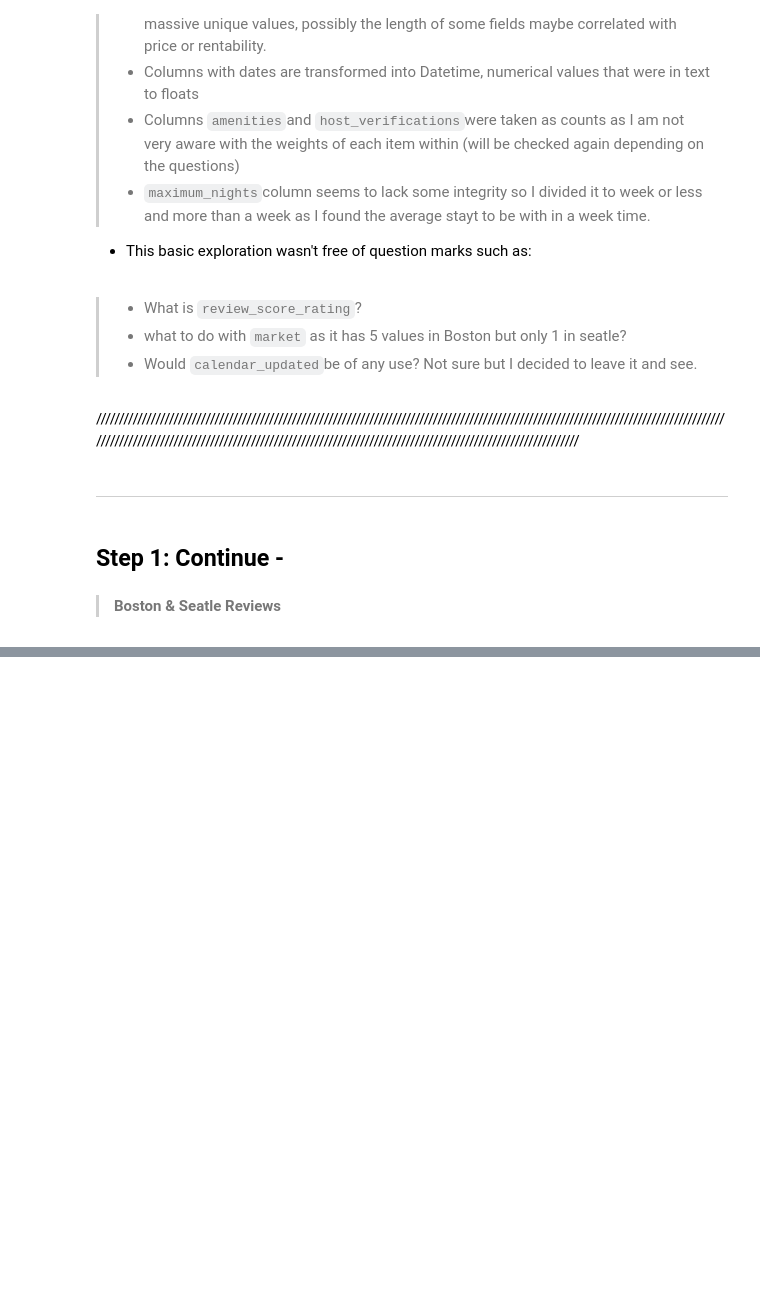
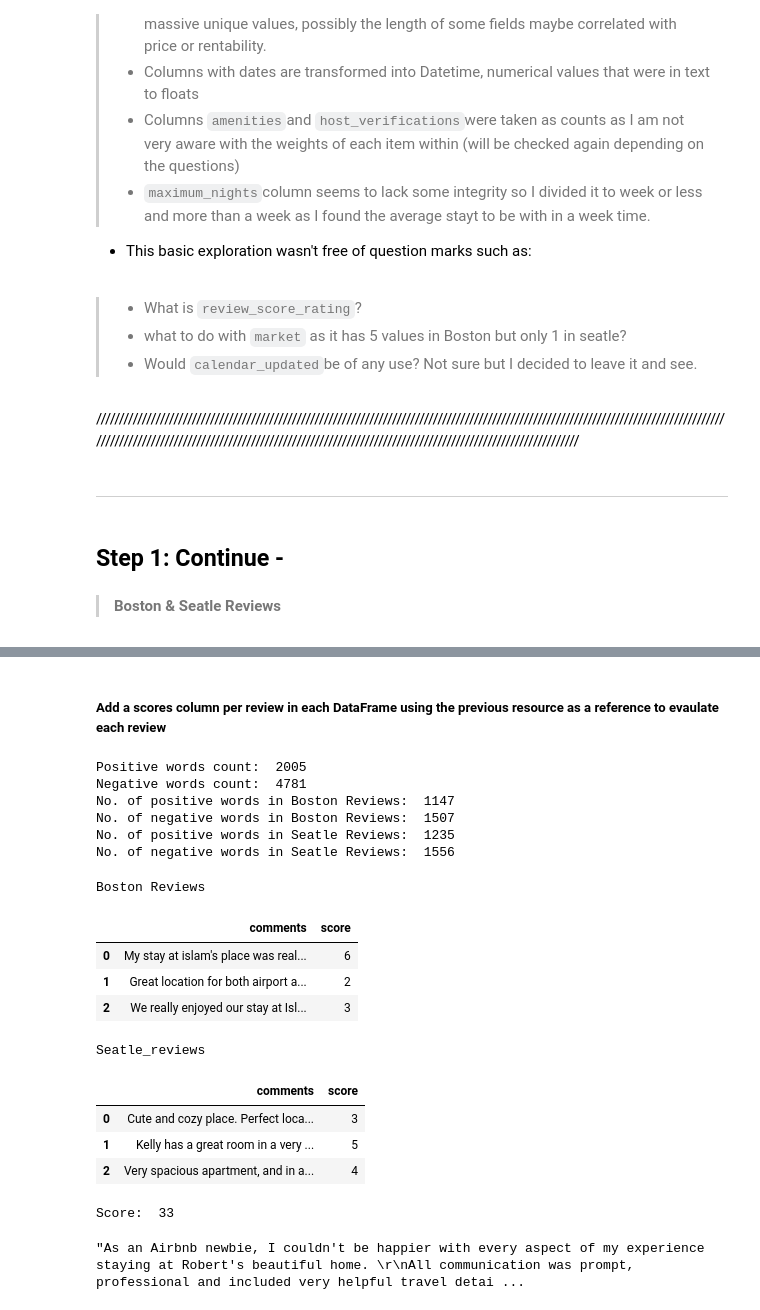
Before and after one commit to Zainy1453/Project-ND-1, a Jupyter notebook: Project 1.ipynb, the cells around one changed output, grey strips where cells are left out. Drawn from its saved outputs; the diff is of its cells as text; code cells hidden in the pictures; blank space fills up the shorter version.

```diff
--- a/Project 1.ipynb
+++ b/Project 1.ipynb
@@ -755,0 +686,43 @@ Name: 213, dtype: object
+# %% [markdown]
+##### Add a scores column per review in each DataFrame using the previous resource as a reference to evaulate each review
+# %%
+positive_words = pd.read_csv('positive-words.txt', sep = '\t')
+negative_words = pd.read_csv('negative-words.txt', sep = '\t')
+positive_words = positive_words.iloc[29:,:].reset_index(drop = True).rename(columns = {';;;;;;;;;;;;;;;;;;;;;;;;;;;;;;;;;;;;;;;;;;;;;;;;;;;;;;;;;;;;;;;;;;;;;;;;;;;;':'words'})
+negative_words = negative_words.iloc[31:,:].reset_index(drop = True).rename(columns = {';;;;;;;;;;;;;;;;;;;;;;;;;;;;;;;;;;;;;;;;;;;;;;;;;;;;;;;;;;;;;;;;;;;;;;;;;;;;;;':'words'})
+b_pos = np.intersect1d(np.array(boston_word_count['words'].astype(str)), np.array(positive_words['words']),assume_unique=True)
+b_neg = np.intersect1d(np.array(boston_word_count['words'].astype(str)), np.array(negative_words['words']),assume_unique=True)
+s_pos = np.intersect1d(np.array(seatle_word_count['words'].astype(str)), np.array(positive_words['words']),assume_unique=True)
+s_neg = np.intersect1d(np.array(seatle_word_count['words'].astype(str)), np.array(negative_words['words']),assume_unique=True)
+print('Positive words count: ', positive_words.shape[0])
+print('Negative words count: ', negative_words.shape[0])
+print("No. of positive words in Boston Reviews: ", len(b_pos))
+print("No. of negative words in Boston Reviews: ", len(b_neg))
+print("No. of positive words in Seatle Reviews: ", len(s_pos))
+print("No. of negative words in Seatle Reviews: ", len(s_neg))
+
+def create_scores(df,col, df_pos_array, df_neg_array):
+    """
+    INPUT
+    df -pandas dataframe
+    col -column with text reviews to be transformed in to positive and negative scores
+    pos_array- array with reference positive words for the passed df
+    neg_array- array with reference negative words for the passed df
+
+    OUTPUT
+    df - a dataframe with columns of choice transformed to ranges of "week or less" and "more than a week"
+    """
+    def get_score(val):
+        val_strings = [''.join(filter(str.isalnum, i.lower())) for i in str(val).split() if len(i)>3]
+        pos_score = len(np.intersect1d(np.array(val_strings).astype(object), df_pos_array, assume_unique =True))
+        neg_score = len(np.intersect1d(np.array(val_strings).astype(object), df_neg_array, assume_unique =True))
+        return pos_score - neg_score
+    df['score']= df[col].apply(get_score)
+    return df
+# %% [output]
+Positive words count:  2005
+Negative words count:  4781
+No. of positive words in Boston Reviews:  1147
+No. of negative words in Boston Reviews:  1507
+No. of positive words in Seatle Reviews:  1235
+No. of negative words in Seatle Reviews:  1556
@@ -755,0 +733,21 @@ Name: 213, dtype: object
+# %%
+sub_b_rev = b_rev_1.iloc[:,[5,6]]
+sub_s_rev = s_rev_1.iloc[:,[5,6]]
+display_side_by_side(sub_b_rev.head(3), sub_s_rev.head(3), titles= ['Boston Reviews', 'Seatle_reviews'])
+# %% [output]
+Boston Reviews
+|  | comments | score |
+| 0 | My stay at islam's place was real... | 6 |
+| 1 | Great location for both airport a... | 2 |
+| 2 | We really enjoyed our stay at Isl... | 3 |
+Seatle_reviews
+|  | comments | score |
+| 0 | Cute and cozy place. Perfect loca... | 3 |
+| 1 | Kelly has a great room in a very ... | 5 |
+| 2 | Very spacious apartment, and in a... | 4 |
+# %%
+print('Score: ', b_rev_1.iloc[b_rev_1.score.idxmax()].score)
+b_rev_1.iloc[b_rev_1.score.idxmax()].comments
+# %% [output]
+Score:  33
+"As an Airbnb newbie, I couldn't be happier with every aspect of my experience staying at Robert's beautiful home. \r\nAll communication was prompt, professional and included very helpful travel detai ...
```
Also changed, not shown: parts of 43 cells of this notebook, 2 other files.
